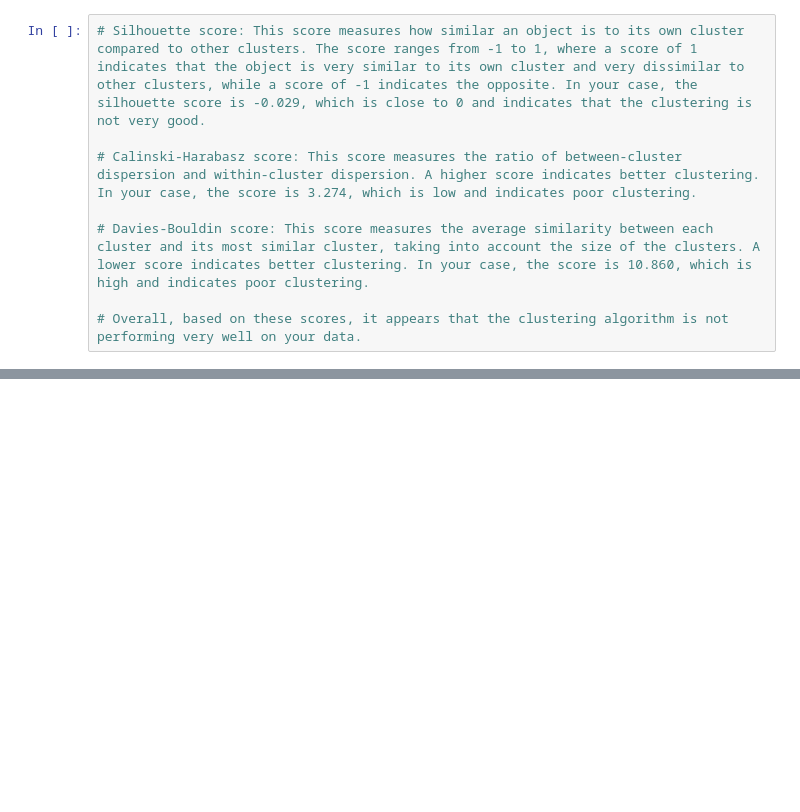
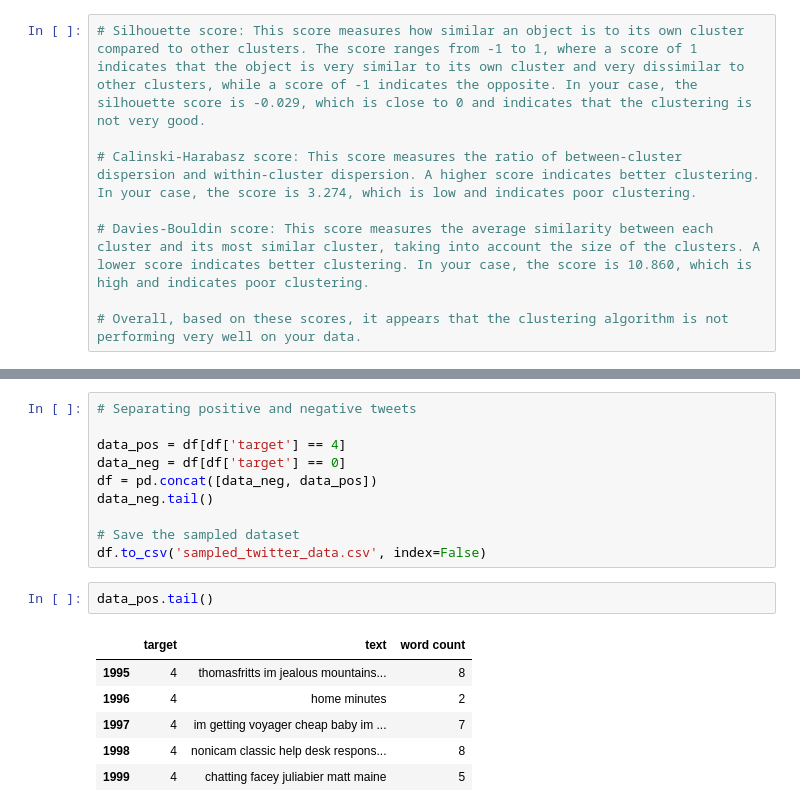
Before and after one commit to thaaoliveira1/Sentiment-Analysis-Twitter-Python, a Jupyter notebook: Affinity_Propagation.ipynb, the cells around one changed output, grey strips where cells are left out. Saved outputs shown, nothing was run; the diff lists cells and outputs as text; blank space fills up the shorter version.

```diff
--- a/Affinity_Propagation.ipynb
+++ b/Affinity_Propagation.ipynb
@@ -108,0 +393,19 @@ Davies-Bouldin score: 10.860
+# %%
+# Separating positive and negative tweets
+
+data_pos = df[df['target'] == 4]
+data_neg = df[df['target'] == 0]
+df = pd.concat([data_neg, data_pos])
+data_neg.tail()
+
+# Save the sampled dataset
+df.to_csv('sampled_twitter_data.csv', index=False)
+# %%
+data_pos.tail()
+# %% [output]
+|  | target | text | word count |
+| 1995 | 4 | thomasfritts im jealous mountains... | 8 |
+| 1996 | 4 | home minutes | 2 |
+| 1997 | 4 | im getting voyager cheap baby im ... | 7 |
+| 1998 | 4 | nonicam classic help desk respons... | 8 |
+| 1999 | 4 | chatting facey juliabier matt maine | 5 |
```
Also changed, not shown: parts of 31 cells of this notebook.
